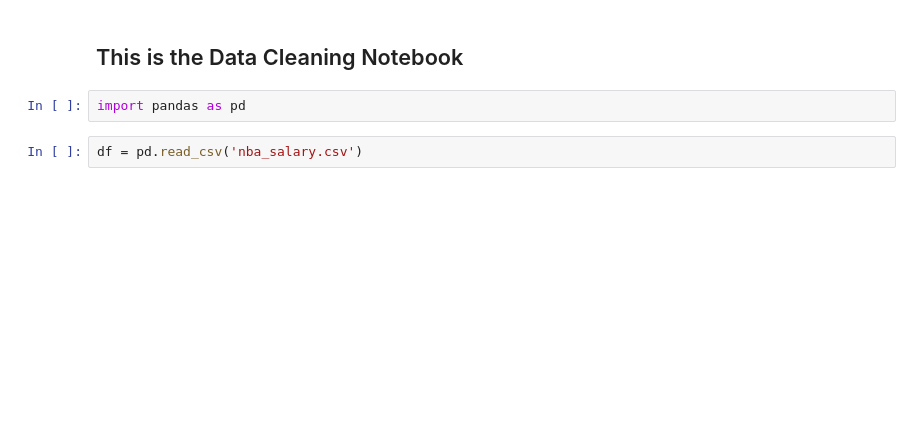
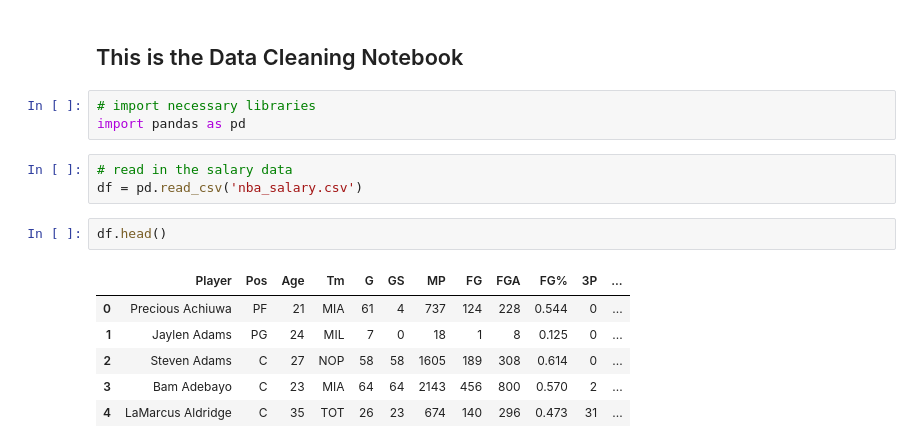
Before and after one commit to kaichiinoue/nba_salary_prediction, a Jupyter notebook: data_cleaning.ipynb, the cells around one changed output. Cells and saved outputs as stored; diff of their text form; blank space fills up the shorter version.

Commit message:
finished data cleaning

```diff
--- a/data_cleaning.ipynb
+++ b/data_cleaning.ipynb
@@ -1,6 +1,17 @@
 # %% [markdown]
 ## This is the Data Cleaning Notebook
 # %%
+# import necessary libraries
 import pandas as pd
 # %%
+# read in the salary data
 df = pd.read_csv('nba_salary.csv')
+# %%
+df.head()
+# %% [output]
+|  | Player | Pos | Age | Tm | G | GS | MP | FG | FGA | FG% | 3P | ... |
+| 0 | Precious Achiuwa | PF | 21 | MIA | 61 | 4 | 737 | 124 | 228 | 0.544 | 0 | ... |
+| 1 | Jaylen Adams | PG | 24 | MIL | 7 | 0 | 18 | 1 | 8 | 0.125 | 0 | ... |
+| 2 | Steven Adams | C | 27 | NOP | 58 | 58 | 1605 | 189 | 308 | 0.614 | 0 | ... |
+| 3 | Bam Adebayo | C | 23 | MIA | 64 | 64 | 2143 | 456 | 800 | 0.570 | 2 | ... |
+| 4 | LaMarcus Aldridge | C | 35 | TOT | 26 | 23 | 674 | 140 | 296 | 0.473 | 31 | ... |
```
Also changed, not shown: parts of 15 cells of this notebook, 1 other file.
